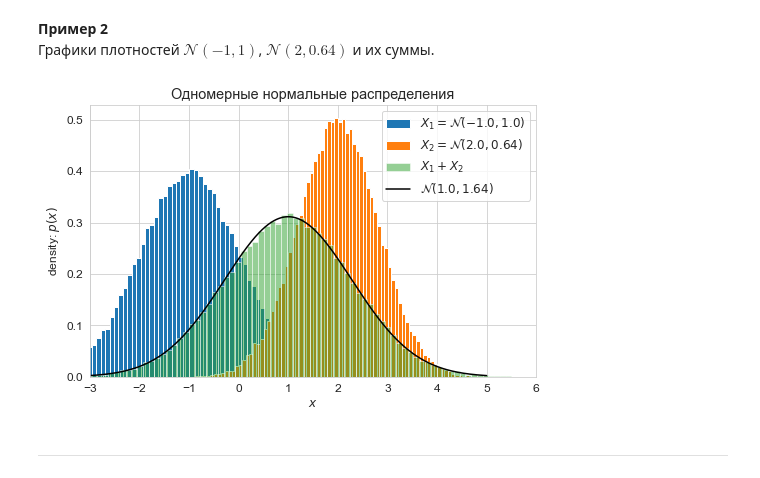
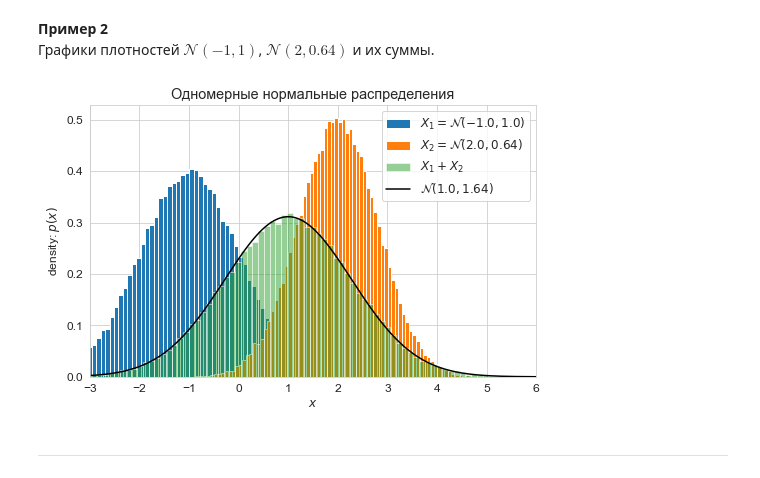
Before and after one commit to aa-savelyev/DaOptSm, a Jupyter notebook: 2.PT/05.GaussianVar.ipynb, the cells around one changed output. Saved outputs shown, nothing was run; the diff lists cells and outputs as text; code cells hidden in the pictures.

```diff
--- a/2.PT/05.GaussianVar.ipynb
+++ b/2.PT/05.GaussianVar.ipynb
@@ -102,7 +106,7 @@ def univariate_normal(x, mean, variance):
             np.exp(-(x - mean)**2 / (2 * variance)))
 # %%
 # Plot different Univariate Normals
-x = np.linspace(-3, 5, num=1001)
+x = np.linspace(-3, 6, num=1001)
 fig = plt.figure(figsize=(8, 5))
 plt.plot(x, univariate_normal(x, 0, 1),
          label="$\mathcal{N}(0, 1)$")
@@ -132,26 +136,25 @@ X2 = np.random.normal(loc=m2, scale=s2, size=N)
 # %%
 bins = 100
 fig = plt.figure(figsize=(8, 5))
 ax = plt.subplot(1,1,1)
 plt.title('Одномерные нормальные распределения')
 plt.hist(X1, bins=bins, density=True, label=f"$X_1=\mathcal{{N}}({m1}, {s1**2:.2})$")
 plt.hist(X2, bins=bins, density=True, label=f"$X_2=\mathcal{{N}}({m2}, {s2**2:.2})$")
 plt.hist(X1+X2, bins=bins, density=True, alpha=0.5, label="$X_1+X_2$")
 
-ms, ss = m1+m2, s1**2+s2**2
-plt.plot(x, univariate_normal(x, mean=ms, variance=ss), c='k',
-         label=f"$\mathcal{{N}}({ms}, {ss:.3})$")
+m_sum, var_sum = m1+m2, s1**2+s2**2
+plt.plot(x, univariate_normal(x, mean=m_sum, variance=var_sum),
+         c='k', label=f"$\mathcal{{N}}({m_sum}, {var_sum:.3})$")
 
 plt.xlabel('$x$')
 plt.ylabel('density: $p(x)$')
 plt.xlim([-3, 6])
 # plt.ylim([0, 1])
 
-handles, labels = ax.get_legend_handles_labels()
-plt.legend(handles[1:]+[handles[0]], labels[1:]+[labels[0]])
+plt.legend()
 plt.show()
 # %% [output]
-[figure, old version]
+[figure, new version]
 # %% [markdown]
 ---
 # %% [markdown]
```
Also changed, not shown: parts of 32 cells of this notebook, 19 other files.
